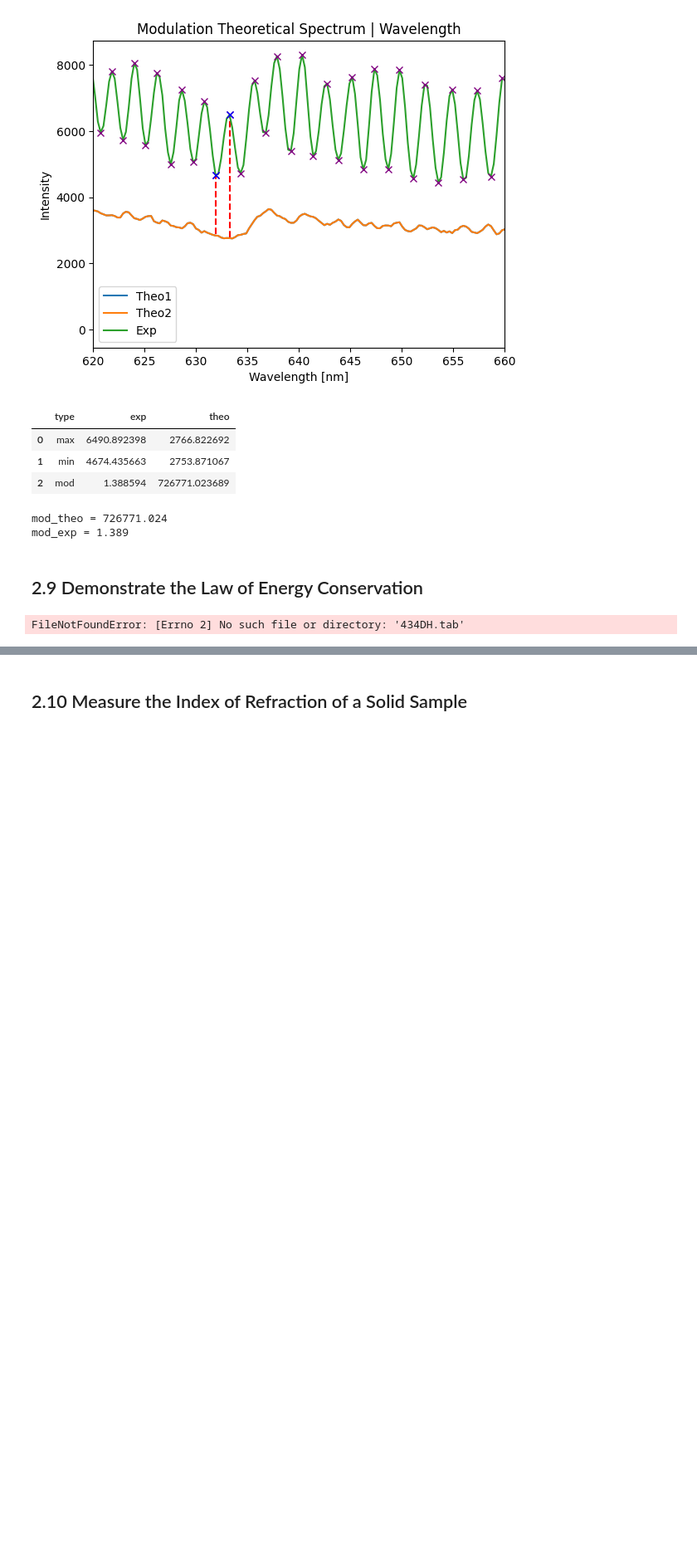
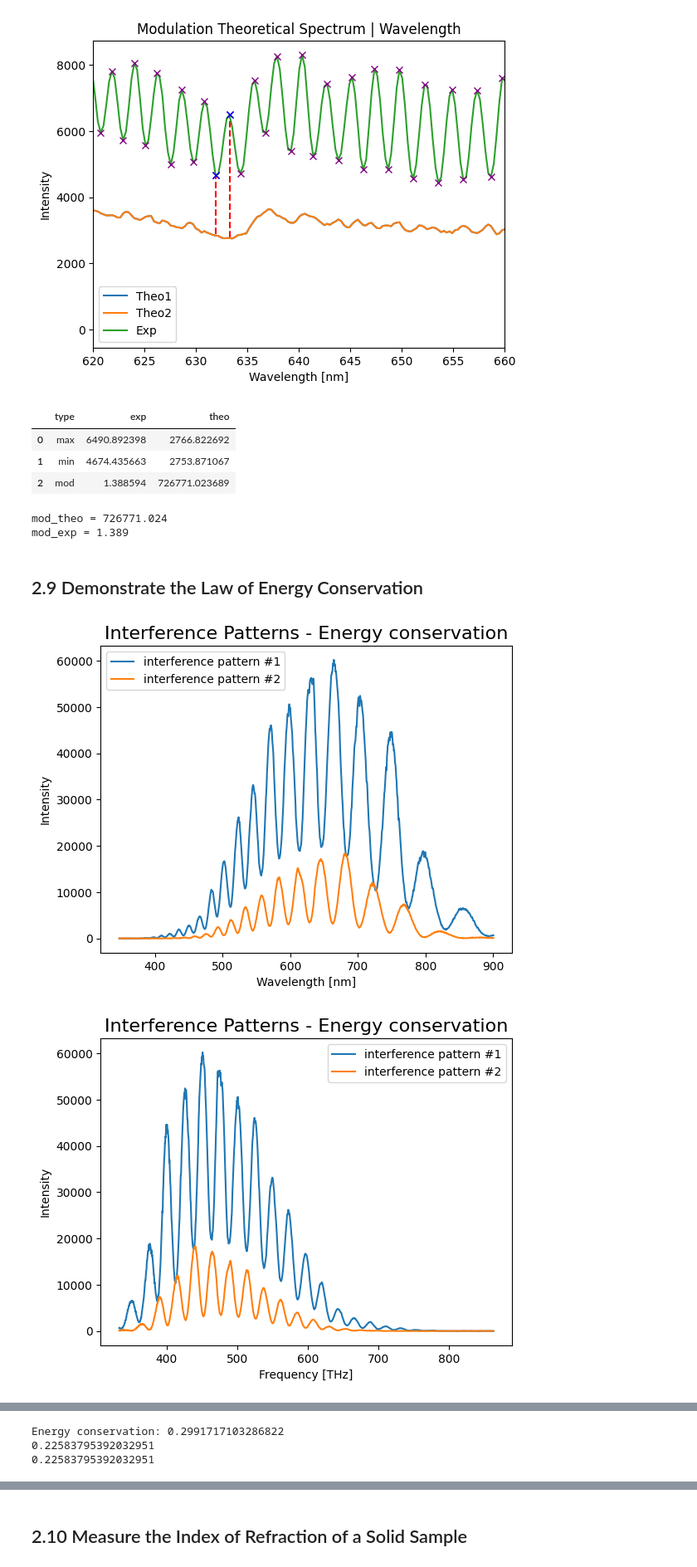
Before and after one commit to YehonathanBarda/PhyChemLab, a Jupyter notebook: Interferometry.ipynb, the cells around one changed output, grey strips where cells are left out. Shown at 83% size. Cells and saved outputs as stored; diff of their text form; code cells hidden in the pictures; blank space fills up the shorter version.

```diff
--- a/Interferometry.ipynb
+++ b/Interferometry.ipynb
@@ -377,18 +397,45 @@ mod_theo = 726771.024
 mod_exp = 1.389
 # %% [markdown]
 ## 2.9 Demonstrate the Law of Energy Conservation
-# %%
-file_energy1 = '434DH.tab'
-file_energy2 = '434DH.tab'
-data_energy1 = load_data(file_energy1)
-data_energy2 = load_data(file_energy2)
-
-plt.plot(data_energy1['wavelength nm'], data_energy1['intensity'], label = 'interference pattern #1')
-plt.plot(data_energy2['wavelength nm'], data_energy2['intensity'], label = 'interference pattern #2')
-plt.xlabel('Wavelength [nm]')
-plt.ylabel('Intensity')
-plt.title('Interference Patterns - Energy conservation')
-plt.legend()
-plt.show()
-# %% [output]
-FileNotFoundError: [Errno 2] No such file or directory: '434DH.tab'
+# %%
+file_energy1 = os.path.join("interferometry_data", "erg_no_BS_new.xlsx")
+file_energy2 = os.path.join("interferometry_data", "erg_bs_new.xlsx")
+data_energy1 = load_data(file_energy1)
+data_energy2 = load_data(file_energy2)
+
+wavelegth = data_energy1['wavelength nm']
+freq = c / wavelegth * 1e-3 # convert to THz
+intensity1 = data_energy1['intensity'] # / np.max(data_energy1['intensity'])
+intensity2 = data_energy2['intensity'] # / np.max(data_energy2['intensity'])
+# data_energy1['intensity'] = data_energy1['intensity']
+# data_energy2['intensity'] =
+
+# phase difference
+plt.plot(wavelegth, intensity1, label = 'interference pattern #1')
+plt.plot(wavelegth, intensity2, label = 'interference pattern #2')
+plt.xlabel('Wavelength [nm]')
+plt.ylabel('Intensity')
+plt.title('Interference Patterns - Energy conservation', fontsize = 16)
+plt.legend()
+plt.show()
+# plot in frequency domain
+plt.plot(freq, intensity1, label = 'interference pattern #1')
+plt.plot(freq, intensity2, label = 'interference pattern #2')
+plt.xlabel('Frequency [THz]')
+plt.ylabel('Intensity')
+plt.title('Interference Patterns - Energy conservation', fontsize = 16)
+plt.legend()
+plt.show()
+
+# energy conservation
+x = calc_file2(file_energy1, plot = True, erg = True, data =  data_energy1)
+y = calc_file2(file_energy2, plot = True, erg = True, data =  data_energy2)
+max1 = x[-1] #/ np.max(data_energy1['intensity'])
+max2 = y[-1] #/ np.max(data_energy2['intensity'])
+print('Energy conservation:', max2 / max1)
+
+print(sum(data_energy2['intensity']) / sum(data_energy1['intensity']))
+print(sum(intensity2) / sum(intensity1))
+# %% [output]
+[figure, added]
+[figure, added]
@@ -394,0 +444,3 @@ FileNotFoundError: [Errno 2] No such file or directory: '434DH.tab'
+Energy conservation: 0.2991717103286822
+0.22583795392032951
+0.22583795392032951
```
Also changed, not shown: parts of 13 cells of this notebook, 29 other files.
